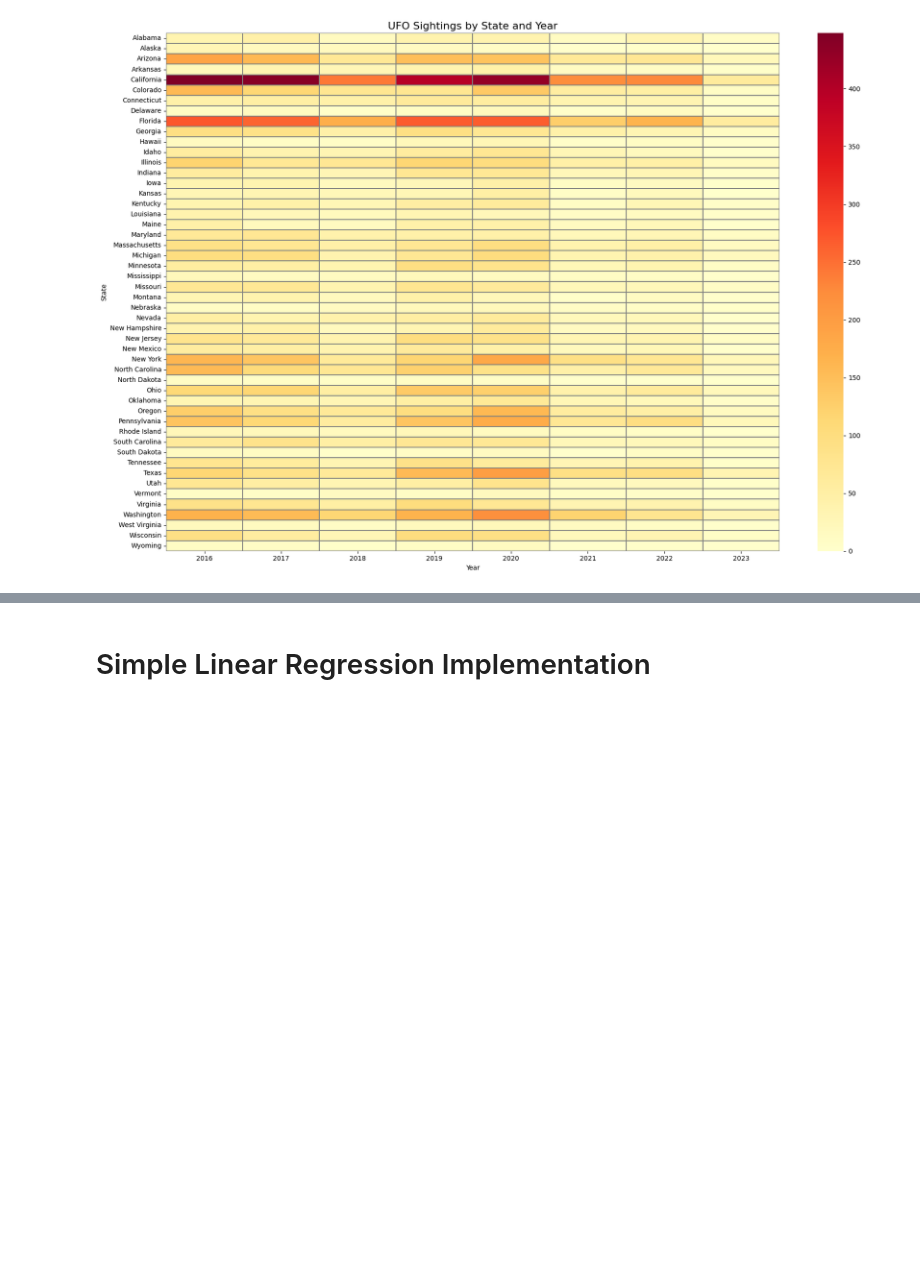
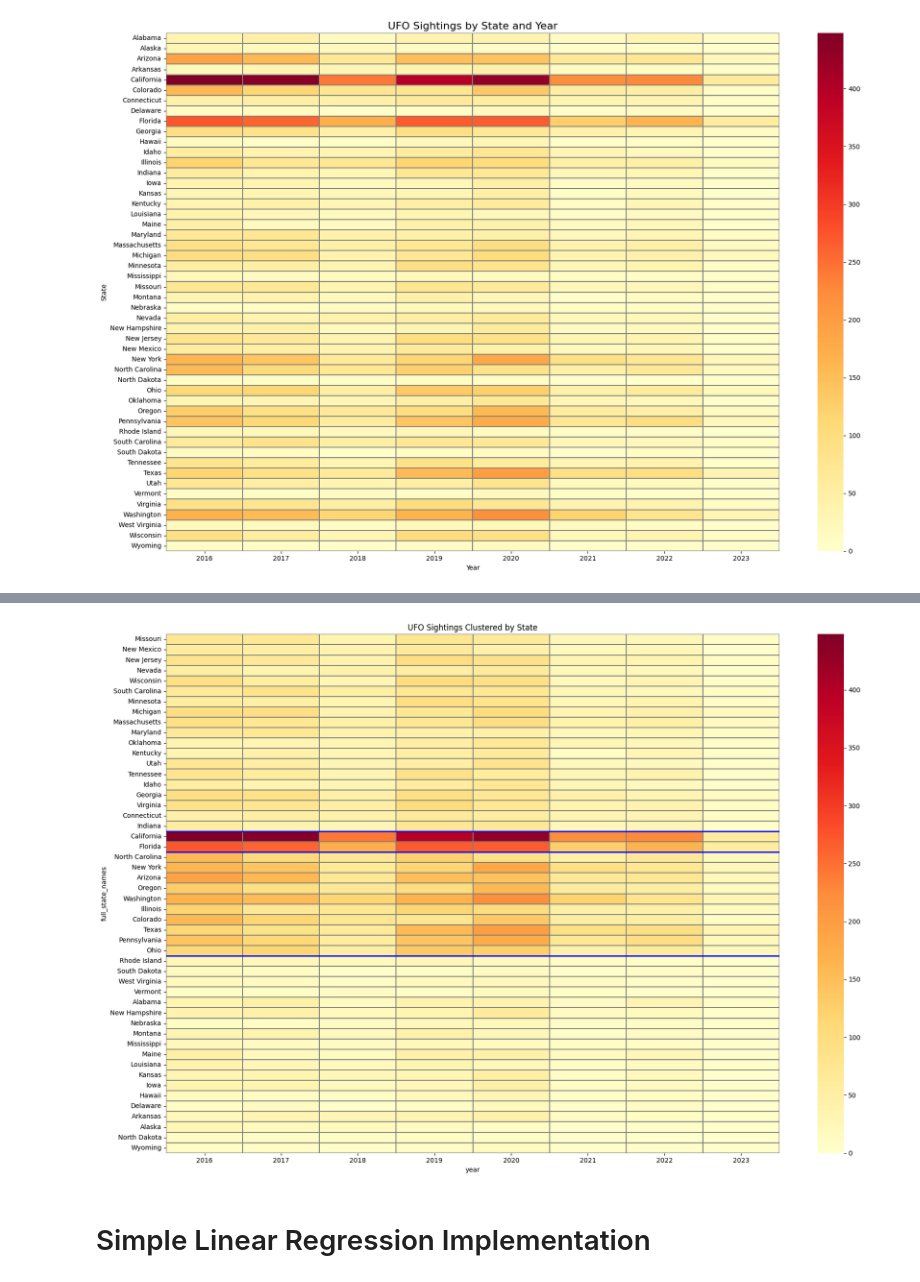
Before and after one commit to Ddelrayy/UFO-Data-Analysis, a Jupyter notebook: coding.ipynb, the cells around one changed output, grey strips where cells are left out. Drawn from its saved outputs; the diff is of its cells as text; code cells hidden in the pictures; blank space fills up the shorter version.

```diff
--- a/coding.ipynb
+++ b/coding.ipynb
@@ -94,0 +127,11 @@ hello
+# %%
+# fitting the model
+k = 4
+
+km = KMeans(n_clusters=k, random_state=42, n_init=10)
+pivot["cluster"] = km.fit_predict(pivot_scaled)
+
+# determining which states are in each cluster
+for c in range(k):
+    states_in = pivot[pivot["cluster"] == c].index.tolist()
+    print(f"\nCluster {c}: {states_in}")
@@ -95,3 +146,22 @@ hello
+# %%
+# utilizing a heatmap to visualize the clusters
+pivot_sorted = pivot.sort_values("cluster")
+feature_cols = [c for c in pivot_sorted.columns if c != "cluster"]
+
+plt.figure(figsize=(18, 12))
+sns.heatmap(pivot_sorted[feature_cols], cmap="YlOrRd",
+            linewidths=0.3, linecolor="grey")
+
+# further visualization
+boundaries = pivot_sorted["cluster"].value_counts().sort_index().cumsum().values[:-1]
+for b in boundaries:
+    plt.axhline(b, color="blue", linewidth=2)
+
+plt.title("UFO Sightings Clustered by State")
+plt.tight_layout()
+plt.show()
+# %% [output]
+[figure, added]
 # %% [markdown]
 # Simple Linear Regression Implementation
 # %%
```
Also changed, not shown: parts of 4 cells of this notebook, 1 other file.
